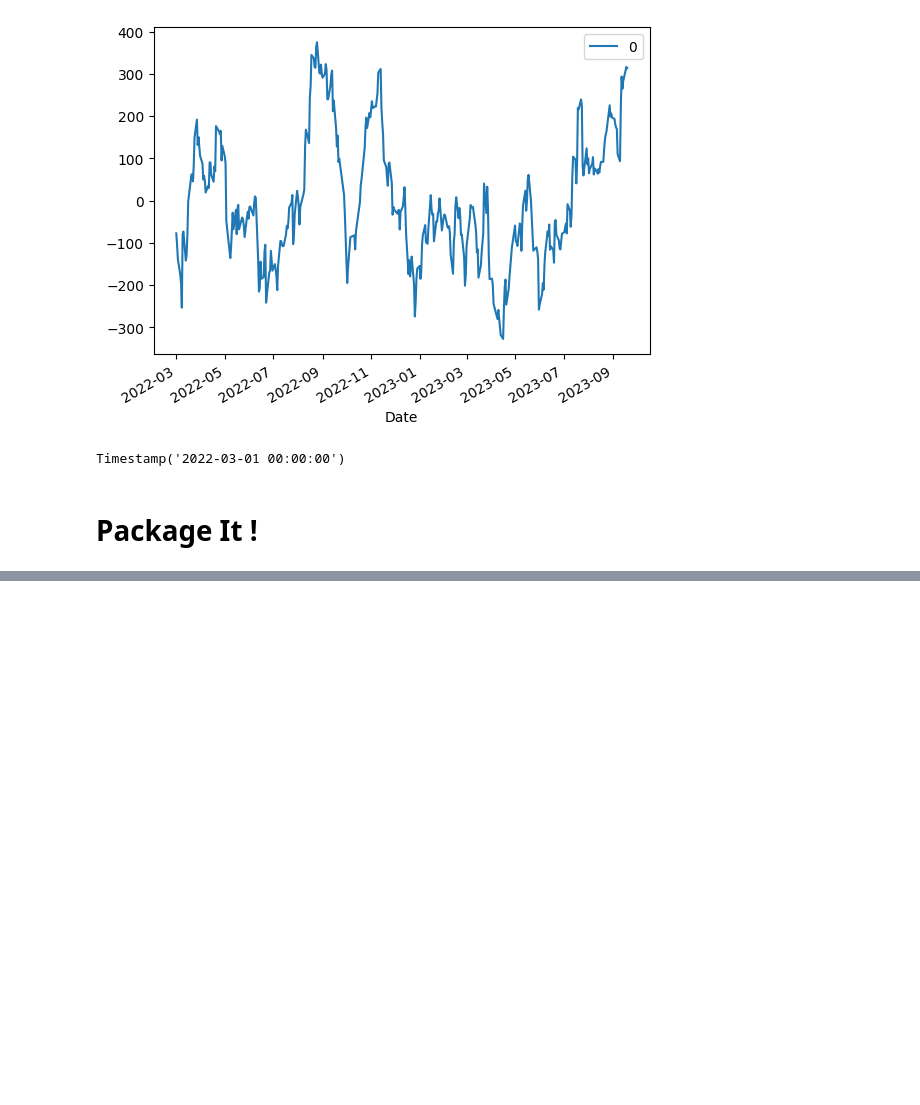
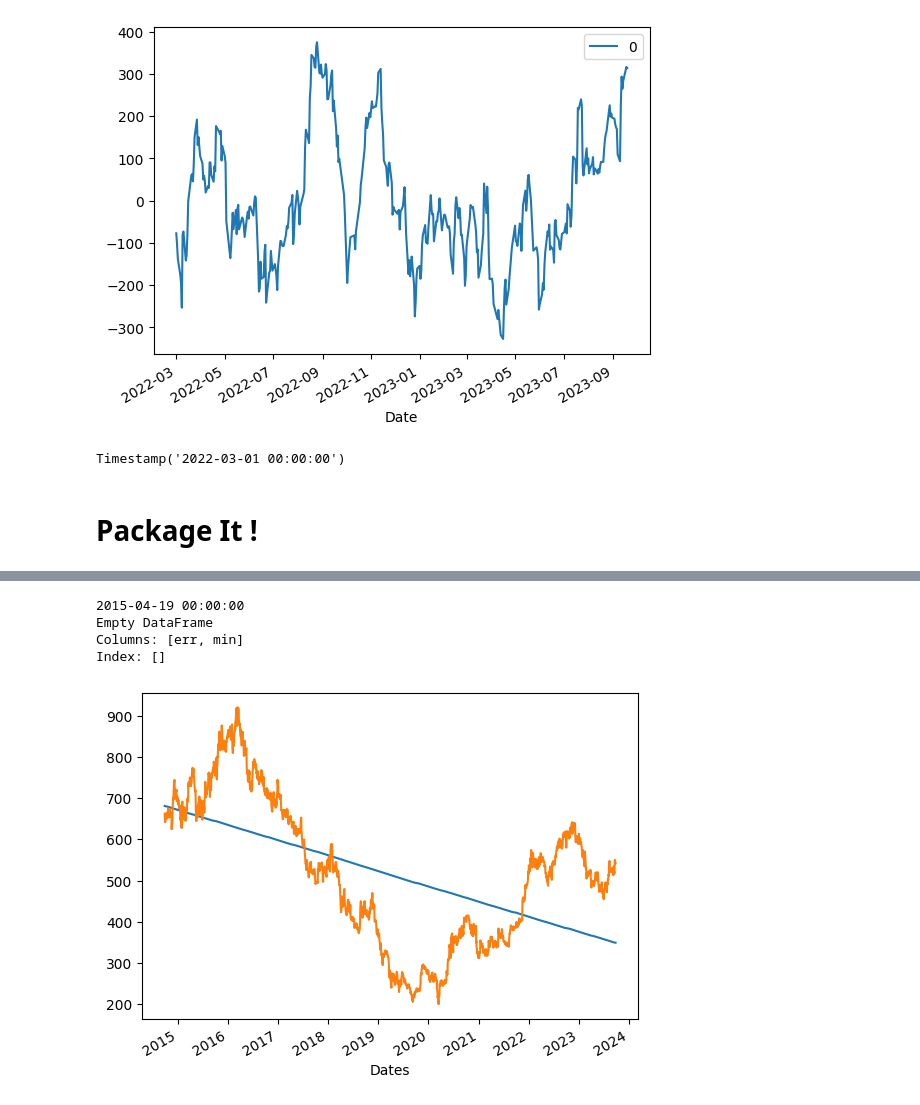
Before and after one commit to barakdiker123/CashAnalysis, a Jupyter notebook: regressionBigSmall/third_demo.ipynb, the cells around one changed output, grey strips where cells are left out. Drawn from its saved outputs; the diff is of its cells as text; code cells hidden in the pictures; blank space fills up the shorter version.

```diff
--- a/regressionBigSmall/third_demo.ipynb
+++ b/regressionBigSmall/third_demo.ipynb
@@ -245,0 +315,8 @@ auto_calculation(leumi_regression_data)
+# %%
+auto_calculation(bezeq)
+# %% [output]
+2015-04-19 00:00:00
+Empty DataFrame
+Columns: [err, min]
+Index: []
+[figure, added]
```
Also changed, not shown: parts of 16 cells of this notebook.
